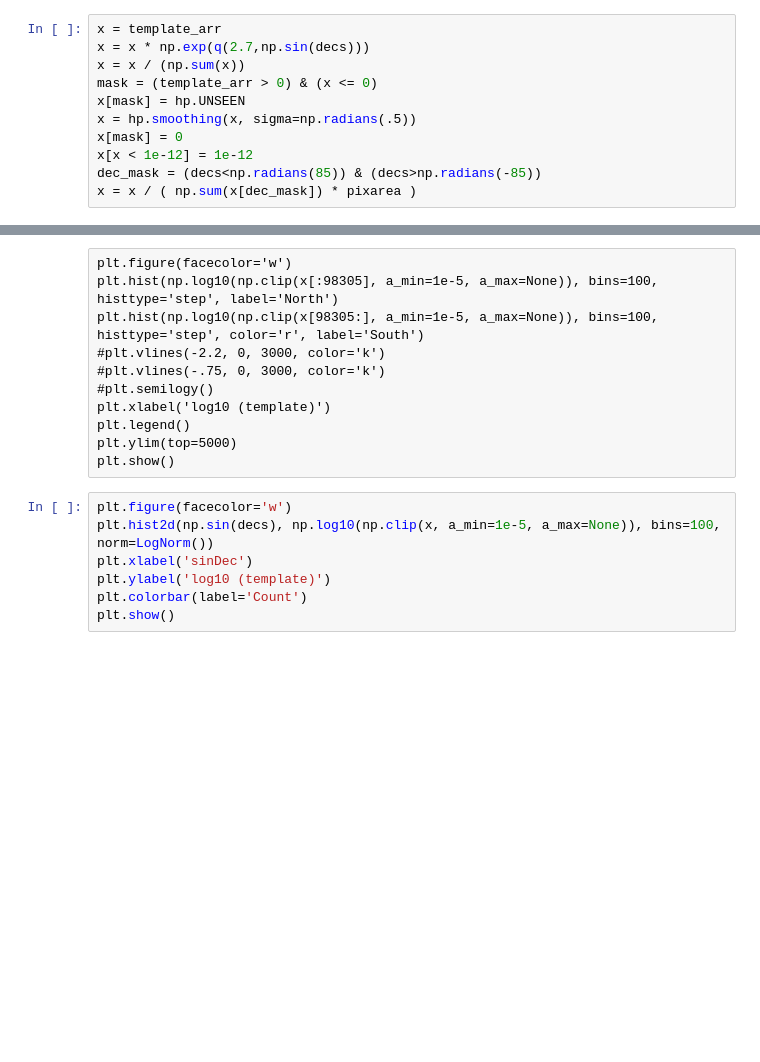
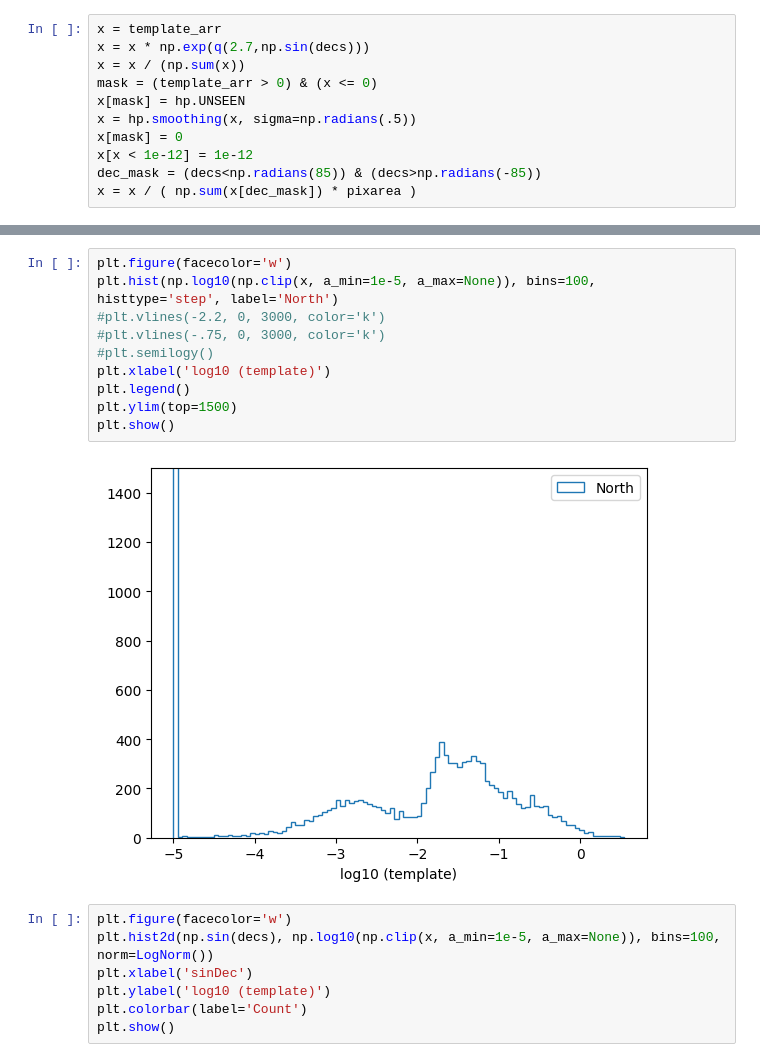
Before and after one commit to MACampana/BinnedTracks, a Jupyter notebook: BinnedAnalysis.ipynb, the cells around one changed output, grey strips where cells are left out. Cells and saved outputs as stored; diff of their text form; blank space fills up the shorter version.

```diff
--- a/BinnedAnalysis.ipynb
+++ b/BinnedAnalysis.ipynb
@@ -816,14 +864,15 @@ plt.show()
-# %% [raw]
-plt.figure(facecolor='w')
-plt.hist(np.log10(np.clip(x[:98305], a_min=1e-5, a_max=None)), bins=100, histtype='step', label='North')
-plt.hist(np.log10(np.clip(x[98305:], a_min=1e-5, a_max=None)), bins=100, histtype='step', color='r', label='South')
-#plt.vlines(-2.2, 0, 3000, color='k')
-#plt.vlines(-.75, 0, 3000, color='k')
-#plt.semilogy()
-plt.xlabel('log10 (template)')
-plt.legend()
-plt.ylim(top=5000)
-plt.show()
+# %%
+plt.figure(facecolor='w')
+plt.hist(np.log10(np.clip(x, a_min=1e-5, a_max=None)), bins=100, histtype='step', label='North')
+#plt.vlines(-2.2, 0, 3000, color='k')
+#plt.vlines(-.75, 0, 3000, color='k')
+#plt.semilogy()
+plt.xlabel('log10 (template)')
+plt.legend()
+plt.ylim(top=1500)
+plt.show()
+# %% [output]
+[figure, added]
 # %%
 plt.figure(facecolor='w')
 plt.hist2d(np.sin(decs), np.log10(np.clip(x, a_min=1e-5, a_max=None)), bins=100, norm=LogNorm())
```
Also changed, not shown: parts of 12 cells of this notebook.
